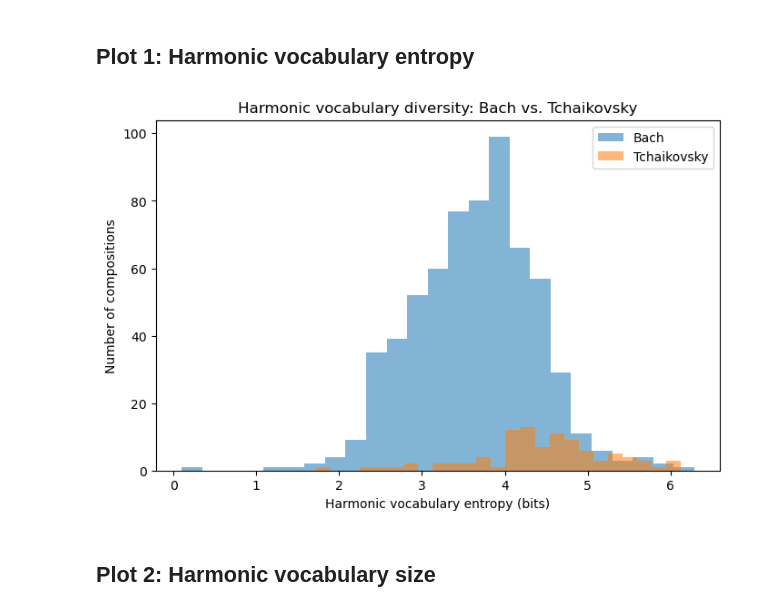
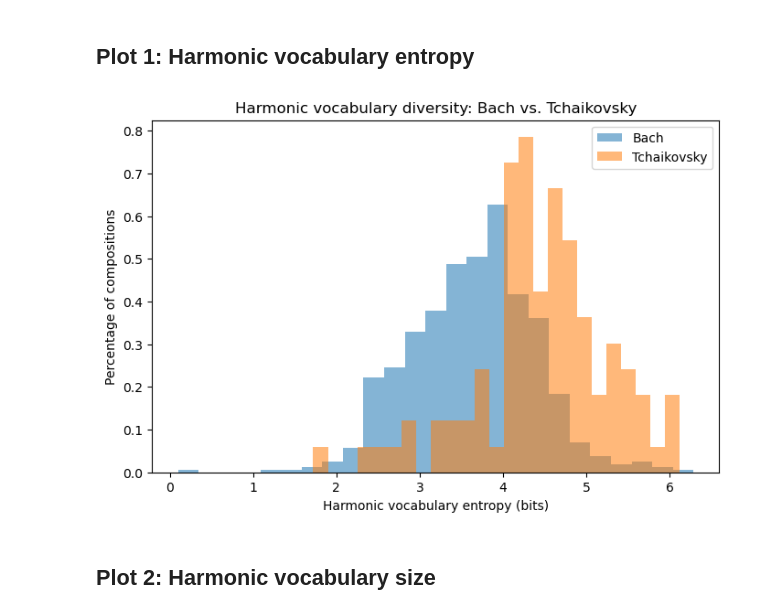
Before and after one commit to KDJDEV/introDSMidtermProject, a Jupyter notebook: test.ipynb, the cells around one changed output. Drawn from its saved outputs; the diff is of its cells as text; code cells hidden in the pictures.

```diff
--- a/test.ipynb
+++ b/test.ipynb
@@ -73,16 +73,16 @@ piece_stats = piece_stats.merge(entropy_df, on=["composer", "file"])
 # %%
 plt.figure(figsize=(8, 5))
 for composer in ["Bach", "Tchaikovsky"]:
     vals = piece_stats.loc[piece_stats["composer"] == composer, "harmonicEntropy"]
-    plt.hist(vals, bins=25, alpha=0.55, label=composer, density=False)
+    plt.hist(vals, bins=25, alpha=0.55, label=composer, density=True)
 plt.xlabel("Harmonic vocabulary entropy (bits)")
-plt.ylabel("Number of compositions")
+plt.ylabel("Percentage of compositions")
 plt.title("Harmonic vocabulary diversity: Bach vs. Tchaikovsky")
 plt.legend()
 plt.savefig("bach_tchaikovsky_harmonic_entropy.png")
-# plt.show()
+plt.show()
 # %% [output]
-[figure, old version]
+[figure, new version]
 # %% [markdown]
 ## Plot 2: Harmonic vocabulary size
 # %%
```
Also changed, not shown: parts of 2 cells of this notebook, 1 other file.
